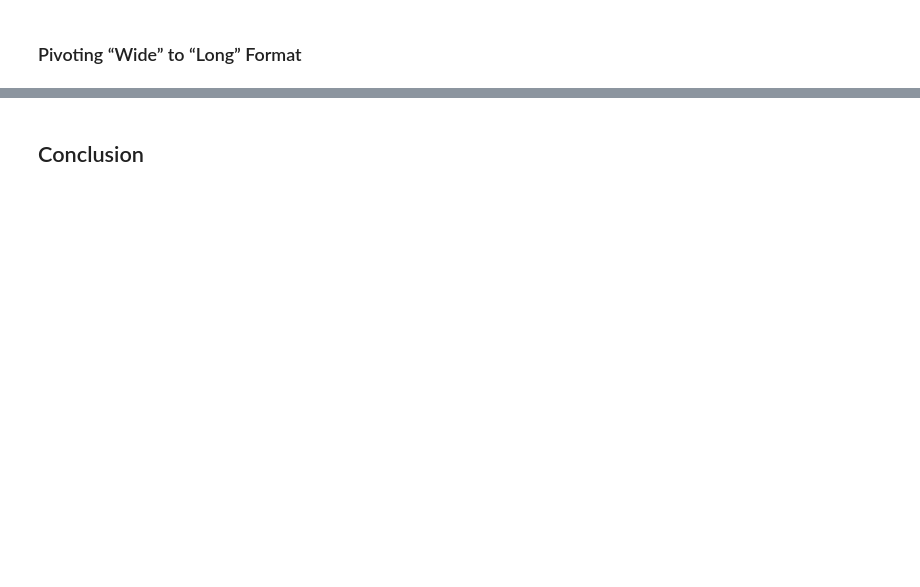
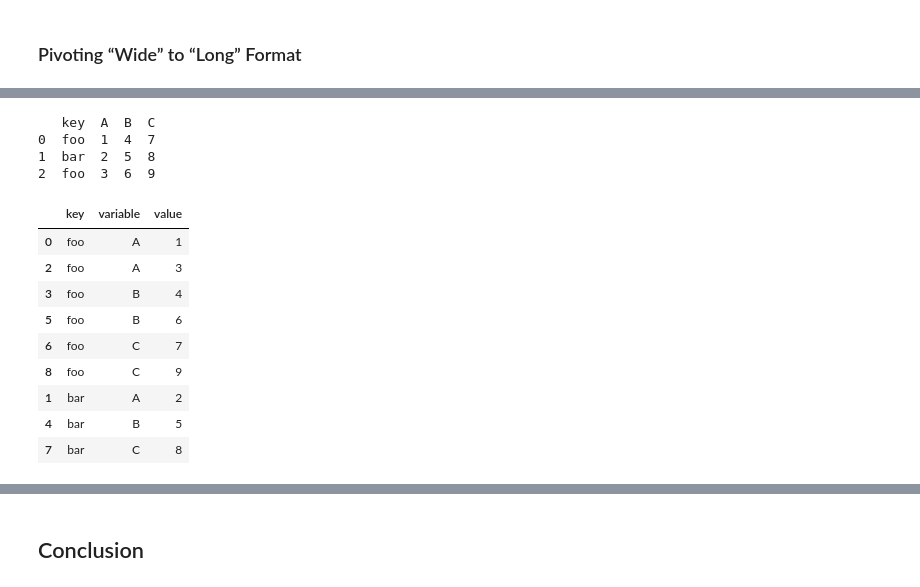
Before and after one commit to chan-prk/pydata-book, a Jupyter notebook: ch08.ipynb, the cells around one changed output, grey strips where cells are left out. Cells and saved outputs as stored; diff of their text form; code cells hidden in the pictures; blank space fills up the shorter version.

```diff
--- a/ch08.ipynb
+++ b/ch08.ipynb
@@ -1256,0 +1449,24 @@ reshaped.reset_index()
+# %%
+#ลองเอง # คนละคำถาม คือว่าถ้า ถ้า key มีค่าซ้ำกันจะเป็นยังไง
+df_2 = pd.DataFrame({'key': ['foo', 'bar', 'foo'],
+                   'A': [1, 2, 3],
+                   'B': [4, 5, 6],
+                   'C': [7, 8, 9]})
+print(df_2)
+
+pd.melt(df_2, 'key').sort_values(by=['key','value'], ascending=[False, True])
+# %% [output]
+   key  A  B  C
+0  foo  1  4  7
+1  bar  2  5  8
+2  foo  3  6  9
+|  | key | variable | value |
+| 0 | foo | A | 1 |
+| 2 | foo | A | 3 |
+| 3 | foo | B | 4 |
+| 5 | foo | B | 6 |
+| 6 | foo | C | 7 |
+| 8 | foo | C | 9 |
+| 1 | bar | A | 2 |
+| 4 | bar | B | 5 |
+| 7 | bar | C | 8 |
```
Also changed, not shown: parts of 25 cells of this notebook.
